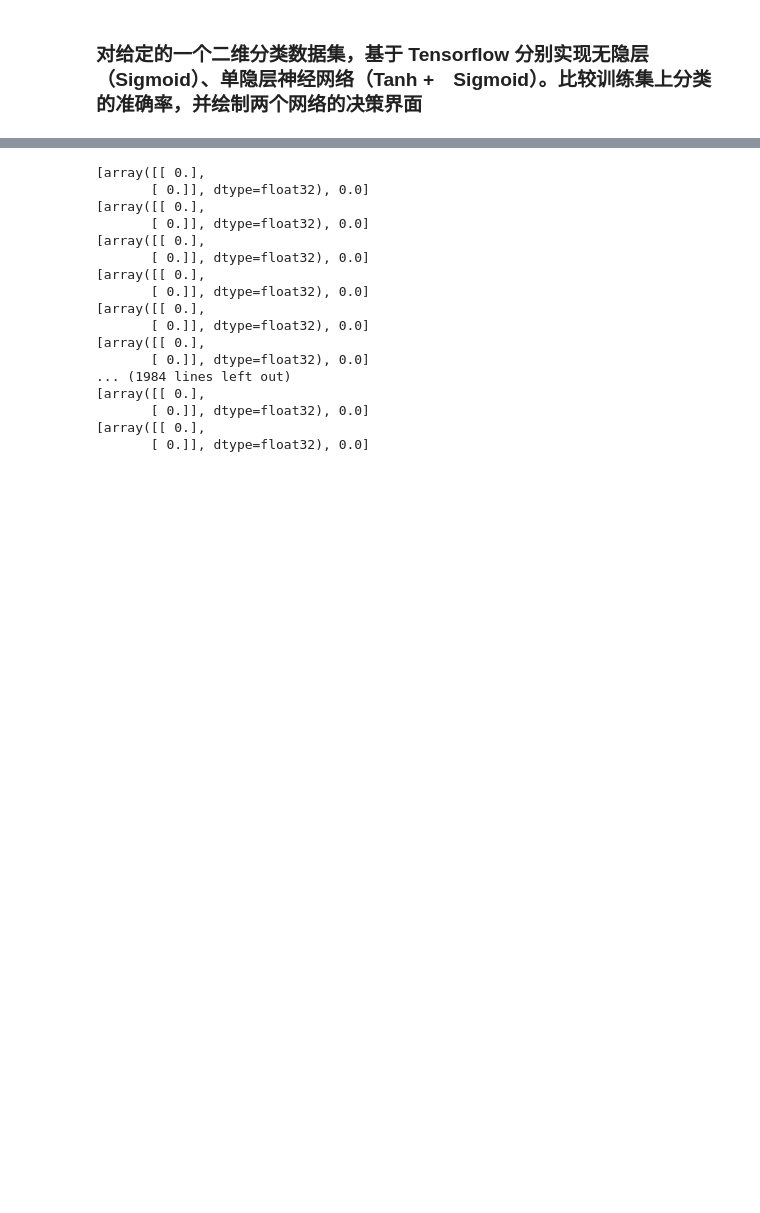
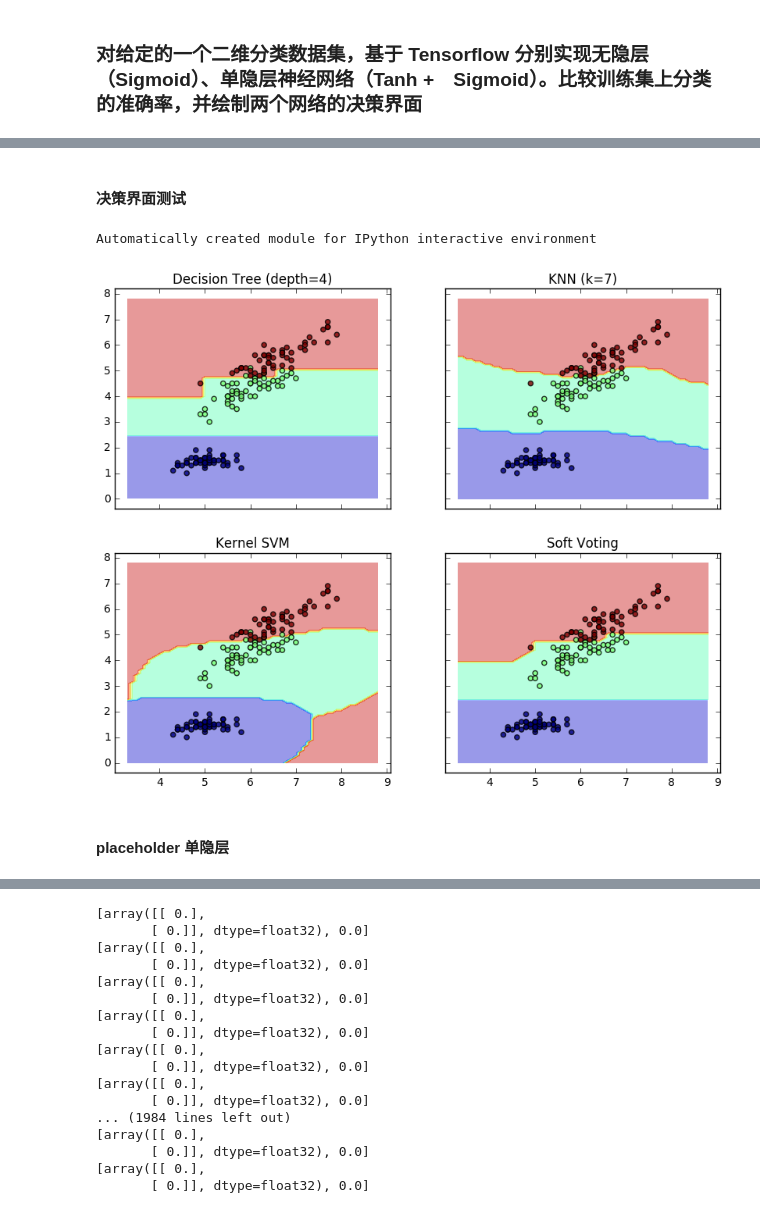
Before and after one commit to hscspring/DeepLearning, a Jupyter notebook: OMOOC.DeepLearning/w3_Tensorflow-NN/w3_Tensorflow-NN_task.ipynb, the cells around one changed output, grey strips where cells are left out. Cells and saved outputs as stored; diff of their text form; code cells hidden in the pictures; blank space fills up the shorter version.

```diff
--- a/OMOOC.DeepLearning/w3_Tensorflow-NN/w3_Tensorflow-NN_task.ipynb
+++ b/OMOOC.DeepLearning/w3_Tensorflow-NN/w3_Tensorflow-NN_task.ipynb
@@ -160,0 +396,60 @@ with tf.Session() as sess:
+# %% [markdown]
+#### 决策界面测试
+# %%
+print(__doc__)
+
+from itertools import product
+
+import numpy as np
+import matplotlib.pyplot as plt
+
+from sklearn import datasets
+from sklearn.tree import DecisionTreeClassifier
+from sklearn.neighbors import KNeighborsClassifier
+from sklearn.svm import SVC
+from sklearn.ensemble import VotingClassifier
+
+# Loading some example data
+iris = datasets.load_iris()
+X = iris.data[:, [0, 2]]
+y = iris.target
+
+# Training classifiers
+clf1 = DecisionTreeClassifier(max_depth=4)
+clf2 = KNeighborsClassifier(n_neighbors=7)
+clf3 = SVC(kernel='rbf', probability=True)
+eclf = VotingClassifier(estimators=[('dt', clf1), ('knn', clf2),
+                                    ('svc', clf3)],
+                        voting='soft', weights=[2, 1, 2])
+
+clf1.fit(X, y)
+clf2.fit(X, y)
+clf3.fit(X, y)
+eclf.fit(X, y)
+
+# Plotting decision regions
+x_min, x_max = X[:, 0].min() - 1, X[:, 0].max() + 1
+y_min, y_max = X[:, 1].min() - 1, X[:, 1].max() + 1
+xx, yy = np.meshgrid(np.arange(x_min, x_max, 0.1),
+                     np.arange(y_min, y_max, 0.1))
+
+f, axarr = plt.subplots(2, 2, sharex='col', sharey='row', figsize=(10, 8))
+
+for idx, clf, tt in zip(product([0, 1], [0, 1]),
+                        [clf1, clf2, clf3, eclf],
+                        ['Decision Tree (depth=4)', 'KNN (k=7)',
+                         'Kernel SVM', 'Soft Voting']):
+
+    Z = clf.predict(np.c_[xx.ravel(), yy.ravel()])
+    Z = Z.reshape(xx.shape)
+
+    axarr[idx[0], idx[1]].contourf(xx, yy, Z, alpha=0.4)
+    axarr[idx[0], idx[1]].scatter(X[:, 0], X[:, 1], c=y, alpha=0.8)
+    axarr[idx[0], idx[1]].set_title(tt)
+
+plt.show()
+# %% [output]
+Automatically created module for IPython interactive environment
+[figure, added]
+# %% [markdown]
+#### placeholder 单隐层
```
Also changed, not shown: parts of 77 cells of this notebook, 5 other files.
